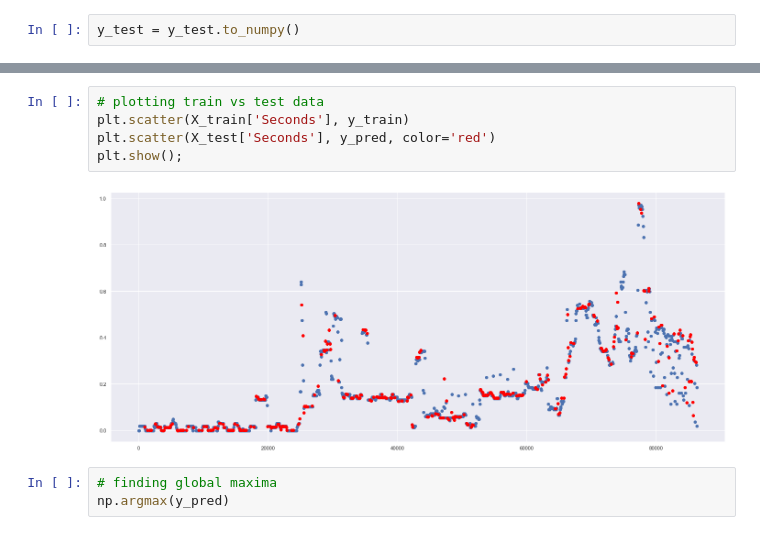
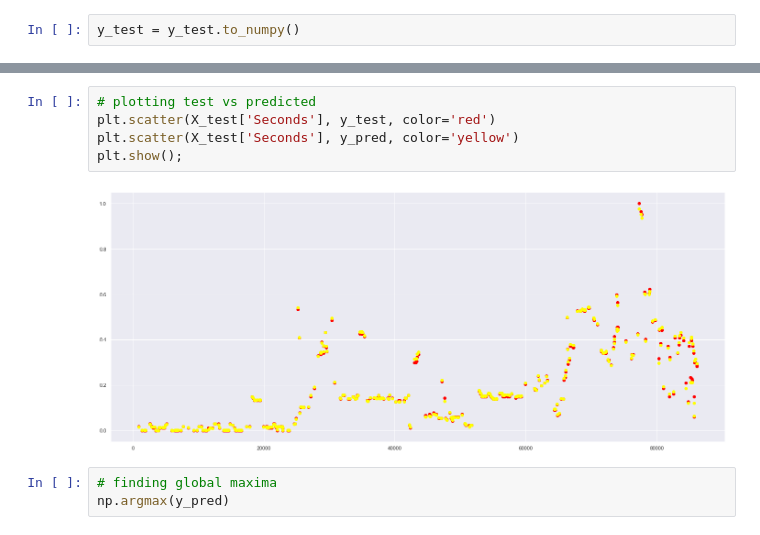
Before and after one commit to tech-david/DSC570, a Jupyter notebook: Topic5/Topic5.ipynb, the cells around one changed output, grey strips where cells are left out. Cells and saved outputs as stored; diff of their text form.

Commit message:
update
added more graphs

```diff
--- a/Topic5/Topic5.ipynb
+++ b/Topic5/Topic5.ipynb
@@ -411,10 +409,10 @@ np.sqrt(metrics.mean_squared_error(y_test, y_pred))
 # %%
-# plotting train vs test data
-plt.scatter(X_train['Seconds'], y_train)
-plt.scatter(X_test['Seconds'], y_pred, color='red')
+# plotting test vs predicted
+plt.scatter(X_test['Seconds'], y_test, color='red')
+plt.scatter(X_test['Seconds'], y_pred, color='yellow')
 plt.show();
 # %% [output]
-[figure, old version]
+[figure, new version]
 # %%
 # finding global maxima
 np.argmax(y_pred)
```
Also changed, not shown: parts of 11 cells of this notebook.
